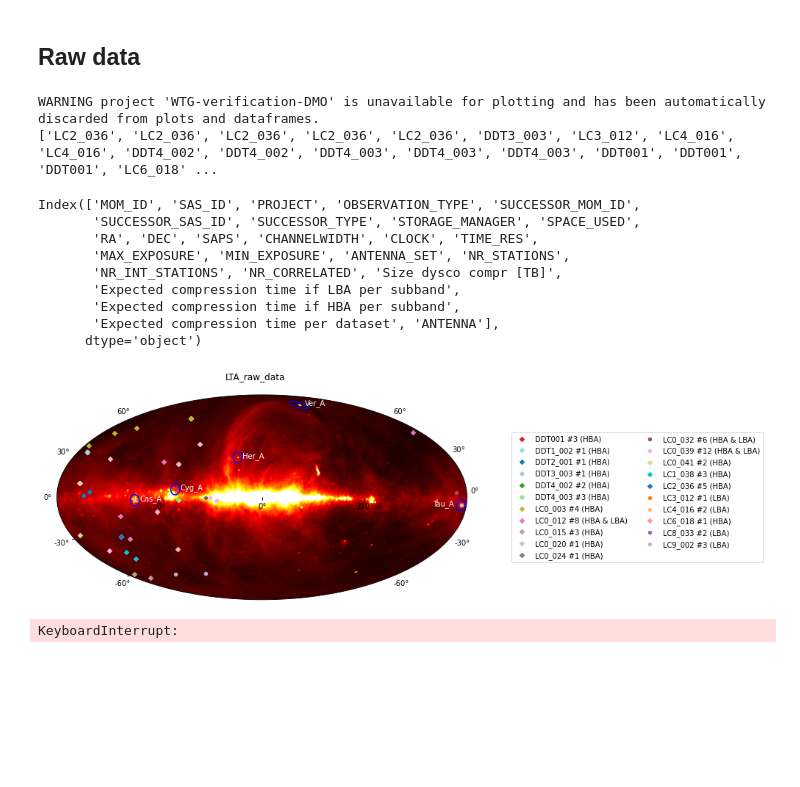
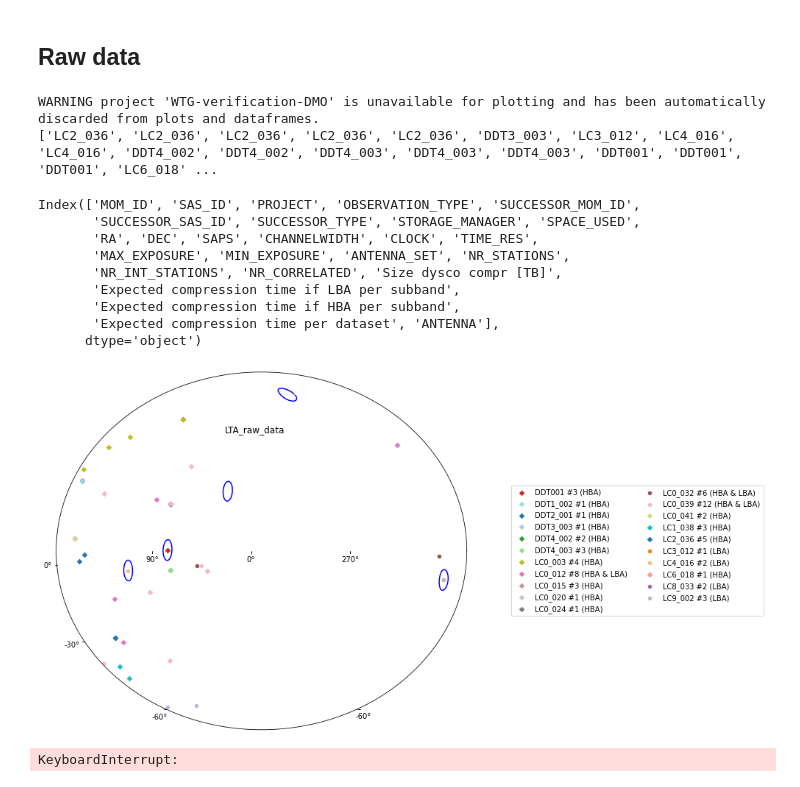
Before and after one commit to CelestinBananas/LTA_overview, a Jupyter notebook: LTA_Overview_notebook.ipynb, the cells around one changed output. Drawn from its saved outputs; the diff is of its cells as text; code cells hidden in the pictures; blank space fills up the shorter version.

Commit message:
started adding in no background functionality

```diff
--- a/LTA_Overview_notebook.ipynb
+++ b/LTA_Overview_notebook.ipynb
@@ -58,7 +58,7 @@ def split_saps(x):
     except AttributeError:
         return None
 
-def df_prep(datafile, to_keep, Debug = False):
+def df_prep(datafile, to_keep, debug = False):
     """
     Get relevant info for a selected list of projects as a new dataframe.
 
@@ -68,7 +68,7 @@ def df_prep(datafile, to_keep, Debug = False):
         The filename of the input database (i.e. with standardazed header structure)
     to_keep : list
         The list of projects to be selected for plotting
-    Debug: bool, optional
+    debug: bool, optional
         Print auxiliary info for verifications
 
     Returns
@@ -83,11 +83,11 @@ def df_prep(datafile, to_keep, Debug = False):
 #                           'Expected compression time if LBA per subband',
 #                           'Expected compression time if HBA per subband',
 #                           'Expected compression time per dataset' ], axis = 1)
-    if Debug:
+    if debug:
         print(f"Length of original df: {len(df.index)}")
     df = df[df["PROJECT"].isin(to_keep)]
 
-    if Debug:
+    if debug:
         print(f"Length using only projects in column G: {len(df.index)}")
 
     # A special case is represented by the project WTG-verification-DMO, for which main info is not available !
@@ -124,7 +124,7 @@ def df_prep(datafile, to_keep, Debug = False):
 # %% [markdown]
 ### Image
 # %%
-def overview_image(df, outname, plotProject = 'all', plotAntenna = 'both', legend_ncols = 2, Debug = False, testMode = False, plotAteam = False, exp_range = [- np.inf, np.inf]):
+def overview_image(df, outname, plotProject = 'all', plotAntenna = 'both', legend_ncols = 2, debug = False, testMode = False, background = "408MHz" ,  plotAteam = False, exp_range = [- np.inf, np.inf]):
     """
     Plotting routine for a selected list of projects.
 
@@ -140,7 +140,7 @@ def overview_image(df, outname, plotProject = 'all', plotAntenna = 'both', legen
         The filter for selecting and plottinf data of a specific antenna field
     legend_ncols : int
         The number of columns for the layout of the legend box
-    Debug: bool, optional
+    debug: bool, optional
         Print auxiliary info for verifications
     testMode : bool, optional
         Only limit the plotting to the first 100 datapoints
@@ -161,7 +161,7 @@ def overview_image(df, outname, plotProject = 'all', plotAntenna = 'both', legen
     df = df[df["MIN_EXPOSURE"] < exp_range[1]]
     df = df[df["MIN_EXPOSURE"] > exp_range[0]]
 
-    if Debug:
+    if debug:
         print(f'Length without duplicates in Proj, Coords, Antenna:{len(df.index)}')
 
     #warn user if WTG selected as this was filtered out in df_prep
@@ -187,10 +187,16 @@ def overview_image(df, outname, plotProject = 'all', plotAntenna = 'both', legen
             print(f"Length plotProject: {len(plotProject)}")
             print(f"Length of Projects to plot: {len(df_red['PROJECT'].unique())}")
 
-    if Debug:
+    if debug:
         print(f'Projects to plot: {df_red["PROJECT"].unique()}')
 
     #image stuff
+    backDict = {
+        "none": None,
+        "408MHz": 'data/lambda_mollweide_haslam408_nofilt.fits',
+
+    }
+
     image = 'data/lambda_mollweide_haslam408_nofilt.fits'
 #     image = 'data/detthresh_P8R3_source_8years_PL22.fits'
     hdu = fits.open(image)[1]
@@ -200,7 +206,7 @@ def overview_image(df, outname, plotProject = 'all', plotAntenna = 'both', legen
     fig.set_facecolor('white')
 
     ax = fig.add_subplot(projection = wcs, frame_class=EllipticalFrame)
-    ax.imshow(hdu.data, vmin = 9e3, vmax = 1.5e5, cmap = 'hot')
+    # ax.imshow(hdu.data, vmin = 9e3, vmax = 1.5e5, cmap = 'hot')
 
     #hard code the A team sources in: [name, coords]
     A_team = [["Cas_A", "23h23m24s +58d48m54s"],
@@ -298,7 +304,7 @@ def overview_image(df, outname, plotProject = 'all', plotAntenna = 'both', legen
 
         unique2.append(tuple(lst))
 
-    if Debug:
+    if debug:
         print(f"Total points plotted: {total_numpoints}")
 
     # Put a legend to the right of the current axis
@@ -310,33 +316,33 @@ def overview_image(df, outname, plotProject = 'all', plotAntenna = 'both', legen
 # %% [markdown]
 ## Raw data
 # %%
-Debug = False
+debug = False
 testMode = False
 
 #cp from column G of summary sheet
 to_keep_raw = 'WTG-verification-DMO','DDT001','DDT002','DDT1_002','DDT2_001','DDT3_003','DDT4_002','DDT4_003','LC0_003','LC0_009','LC0_012','LC0_015','LC0_017','LC0_020','LC0_024','LC0_028','LC0_032','LC0_039','LC0_041','LC1_036','LC1_038','LC2_006','LC2_036','LC3_004','LC3_012','LC4_010','LC4_016','LC6_018','LC8_033','LC9_002'
 # to_keep_raw = ["LC0_012"]
 #run scripts
-df_raw = df_prep('data/raw_data.tsv', to_keep_raw, Debug = Debug)
-overview_image(df_raw, 'LTA_raw_data',plotProject ='all',plotAntenna = 'both', Debug = Debug, testMode = testMode, plotAteam=True, exp_range = [-np.inf, 14000])
+df_raw = df_prep('data/raw_data.tsv', to_keep_raw, debug = debug)
+overview_image(df_raw, 'LTA_raw_data',plotProject ='all',plotAntenna = 'both', debug = debug, testMode = testMode, plotAteam=True, exp_range = [-np.inf, 14000])
 # df_raw[df_raw['PROJECT'] == 'DDT001']['PROJECT'].unique()
 df_raw.columns
 
 
 ## avg pip data no dysco
 # %% [output]
 WARNING project 'WTG-verification-DMO' is unavailable for plotting and has been automatically discarded from plots and dataframes.
 ['LC2_036', 'LC2_036', 'LC2_036', 'LC2_036', 'LC2_036', 'DDT3_003', 'LC3_012', 'LC4_016', 'LC4_016', 'DDT4_002', 'DDT4_002', 'DDT4_003', 'DDT4_003', 'DDT4_003', 'DDT001', 'DDT001', 'DDT001', 'LC6_018' ...
 Index(['MOM_ID', 'SAS_ID', 'PROJECT', 'OBSERVATION_TYPE', 'SUCCESSOR_MOM_ID',
        'SUCCESSOR_SAS_ID', 'SUCCESSOR_TYPE', 'STORAGE_MANAGER', 'SPACE_USED',
        'RA', 'DEC', 'SAPS', 'CHANNELWIDTH', 'CLOCK', 'TIME_RES',
        'MAX_EXPOSURE', 'MIN_EXPOSURE', 'ANTENNA_SET', 'NR_STATIONS',
        'NR_INT_STATIONS', 'NR_CORRELATED', 'Size dysco compr [TB]',
        'Expected compression time if LBA per subband',
        'Expected compression time if HBA per subband',
        'Expected compression time per dataset', 'ANTENNA'],
       dtype='object')
-[figure, old version]
+[figure, new version]
 # %%
 to_keep_avg_pip = 'DDT0007','DDT1_001','DDT1_002','DDT2_001','DDT3_003','DDT4_002','DDT4_003','DDT7_001','DDT9_001','DDT9_002','DDT9_005','DDT10_001','LC0_003','LC0_005','LC0_006','LC0_009','LC0_012','LC0_015','LC0_019','LC0_024','LC0_025','LC0_039','LC1_002','LC1_008','LC1_011','LC1_014','LC1_023','LC1_028','LC1_033','LC1_038','LC1_039','LC1_055','LC2_019','LC2_020','LC2_034','LC2_036','LC2_038','LC2_039','LC3_004','LC3_011','LC3_020','LC3_025','LC3_028','LC3_034','LC4_007','LC4_008','LC4_010','LC4_011','LC4_015','LC4_035','LC5_010','LC5_016','LC5_017','LC5_020','LC5_023','LC6_009','LC6_011','LC6_013','LC6_015','LC6_018','LC6_021','LC7_026','LC7_027','LC8_006','LC8_014','LC8_017','LC8_019','LC8_020','LC8_025','LC8_034','LC9_002','LC9_004','LC9_005','LC9_008','LC9_011','LC9_012','LC9_013','LC9_014','LC9_015','LC9_019','LC9_020','LC9_027','LC9_035','LC10_010','LC10_013','LC12_012','LT5_006','LT5_009','LT10_003','LT10_010','LT10_013'
 
```
Also changed, not shown: 1 other file.
